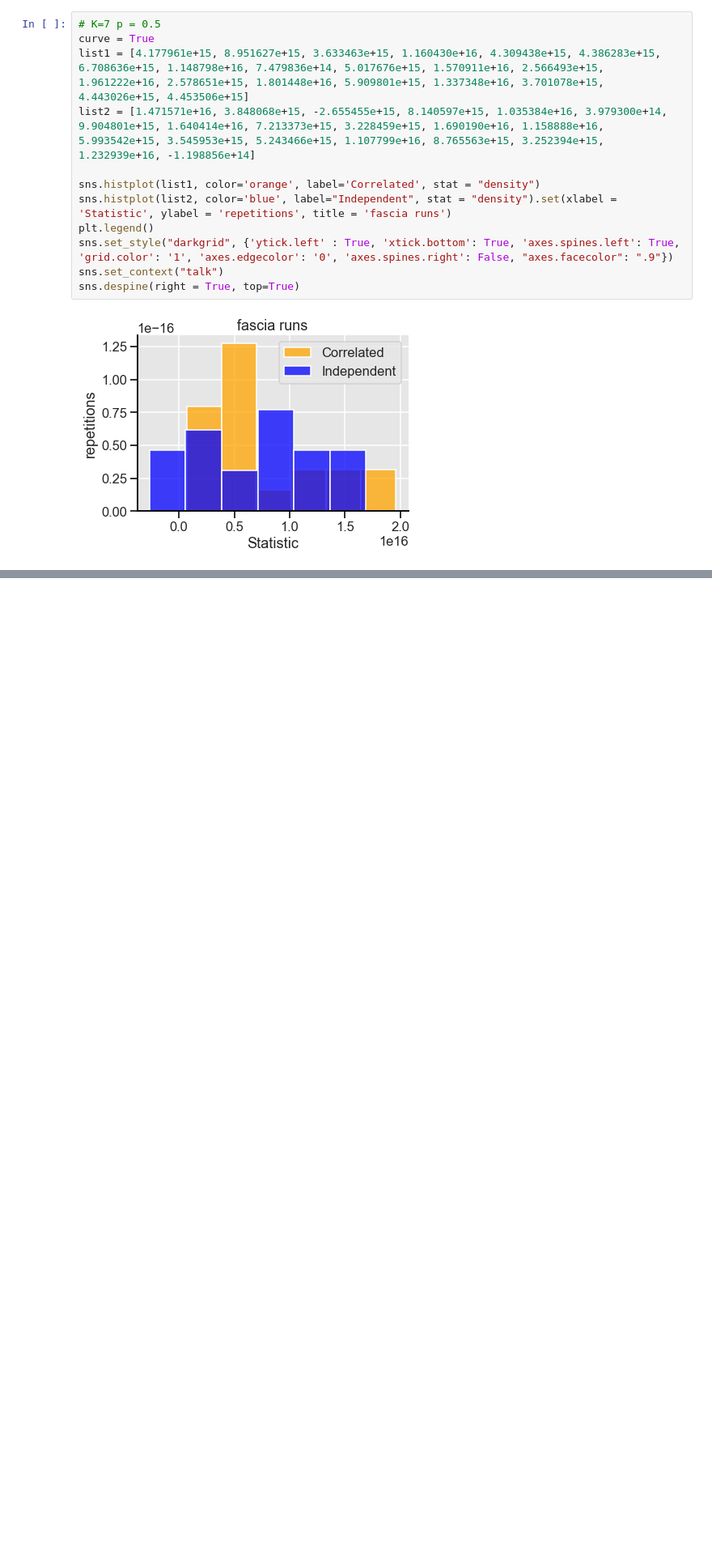
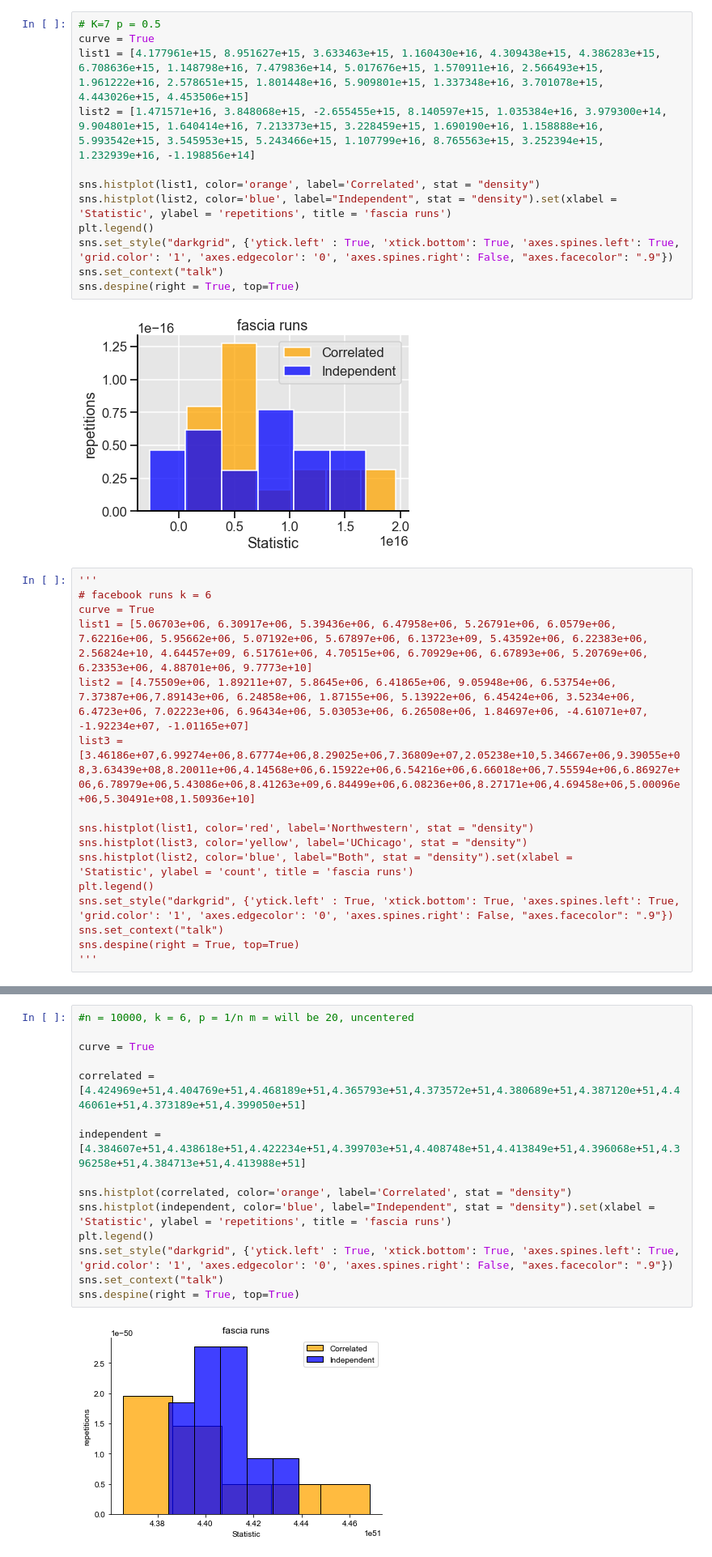
Before and after one commit to louishu17/tree_color_coding_task, a Jupyter notebook: Jupyter Vizualizations/fascia_viz.ipynb, the cells around one changed output, grey strips where cells are left out. Shown at 81% size. Drawn from its saved outputs; the diff is of its cells as text; blank space fills up the shorter version.

```diff
--- a/Jupyter Vizualizations/fascia_viz.ipynb
+++ b/Jupyter Vizualizations/fascia_viz.ipynb
@@ -255,3 +255,20 @@ sns.set_context("talk")
 sns.despine(right = True, top=True)
 # %% [output]
 [figure]
+# %%
+'''
+# facebook runs k = 6
+curve = True
+list1 = [5.06703e+06, 6.30917e+06, 5.39436e+06, 6.47958e+06, 5.26791e+06, 6.0579e+06, 7.62216e+06, 5.95662e+06, 5.07192e+06, 5.67897e+06, 6.13723e+09, 5.43592e+06, 6.22383e+06, 2.56824e+10, 4.64457e+09, 6.51761e+06, 4.70515e+06, 6.70929e+06, 6.67893e+06, 5.20769e+06, 6.23353e+06, 4.88701e+06, 9.7773e+10]
+list2 = [4.75509e+06, 1.89211e+07, 5.8645e+06, 6.41865e+06, 9.05948e+06, 6.53754e+06, 7.37387e+06,7.89143e+06, 6.24858e+06, 1.87155e+06, 5.13922e+06, 6.45424e+06, 3.5234e+06, 6.4723e+06, 7.02223e+06, 6.96434e+06, 5.03053e+06, 6.26508e+06, 1.84697e+06, -4.61071e+07, -1.92234e+07, -1.01165e+07]
+list3 = [3.46186e+07,6.99274e+06,8.67774e+06,8.29025e+06,7.36809e+07,2.05238e+10,5.34667e+06,9.39055e+08,3.63439e+08,8.20011e+06,4.14568e+06,6.15922e+06,6.54216e+06,6.66018e+06,7.55594e+06,6.86927e+06,6.78979e+06,5.43086e+06,8.41263e+09,6.84499e+06,6.08236e+06,8.27171e+06,4.69458e+06,5.00096e+06,5.30491e+08,1.50936e+10]
+
+sns.histplot(list1, color='red', label='Northwestern', stat = "density")
+sns.histplot(list3, color='yellow', label='UChicago', stat = "density")
+sns.histplot(list2, color='blue', label="Both", stat = "density").set(xlabel =
+'Statistic', ylabel = 'count', title = 'fascia runs')
+plt.legend()
+sns.set_style("darkgrid", {'ytick.left' : True, 'xtick.bottom': True, 'axes.spines.left': True, 'grid.color': '1', 'axes.edgecolor': '0', 'axes.spines.right': False, "axes.facecolor": ".9"})
+sns.set_context("talk")
+sns.despine(right = True, top=True)
+'''
@@ -257,0 +277,17 @@ sns.despine(right = True, top=True)
+# %%
+#n = 10000, k = 6, p = 1/n m = will be 20, uncentered
+
+curve = True
+
+correlated = [4.424969e+51,4.404769e+51,4.468189e+51,4.365793e+51,4.373572e+51,4.380689e+51,4.387120e+51,4.446061e+51,4.373189e+51,4.399050e+51]
+
+independent = [4.384607e+51,4.438618e+51,4.422234e+51,4.399703e+51,4.408748e+51,4.413849e+51,4.396068e+51,4.396258e+51,4.384713e+51,4.413988e+51]
+
+sns.histplot(correlated, color='orange', label='Correlated', stat = "density")
+sns.histplot(independent, color='blue', label="Independent", stat = "density").set(xlabel = 'Statistic', ylabel = 'repetitions', title = 'fascia runs')
+plt.legend()
+sns.set_style("darkgrid", {'ytick.left' : True, 'xtick.bottom': True, 'axes.spines.left': True, 'grid.color': '1', 'axes.edgecolor': '0', 'axes.spines.right': False, "axes.facecolor": ".9"})
+sns.set_context("talk")
+sns.despine(right = True, top=True)
+# %% [output]
+[figure, added]
```
Also changed, not shown: parts of 2 cells of this notebook, 4 other files.
